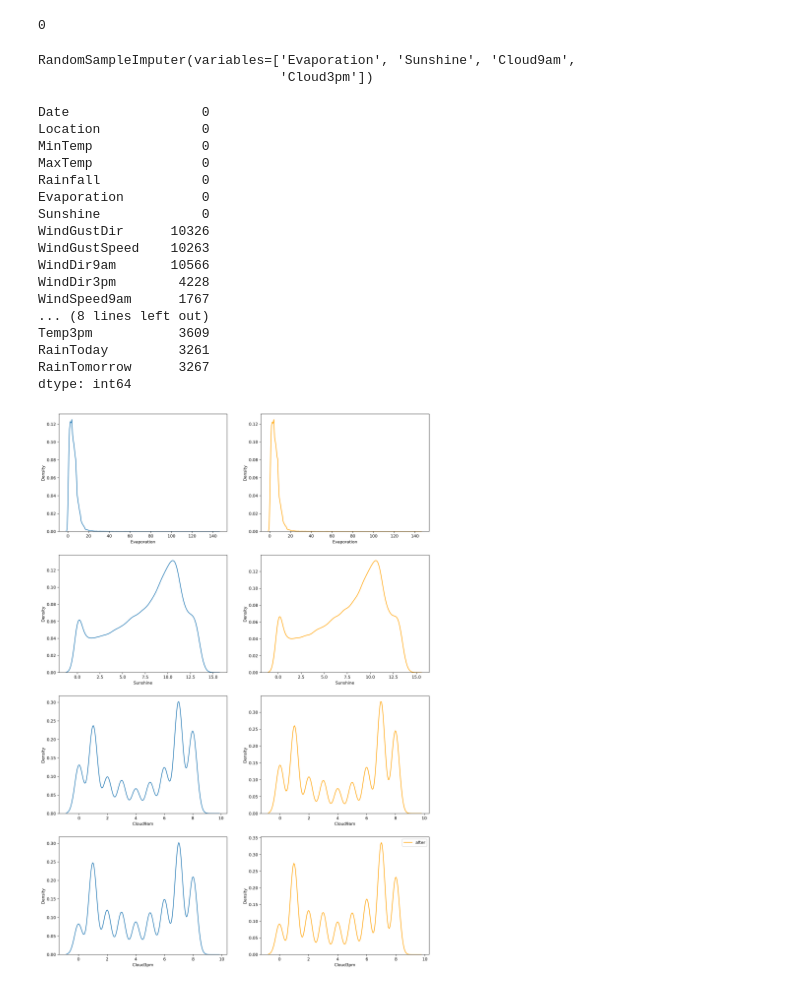
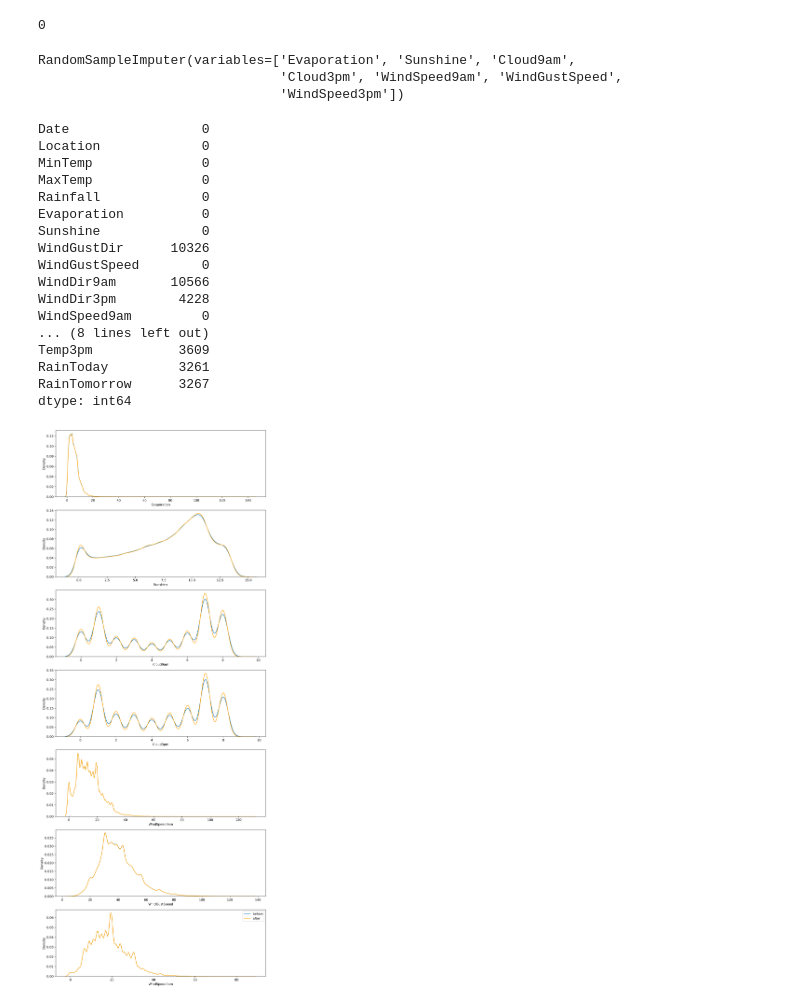
Before and after one commit to ashen007/Australia_rain_prediction, a Jupyter notebook: data cleaning.ipynb, the cells around one changed output. Saved outputs shown, nothing was run; the diff lists cells and outputs as text; code cells hidden in the pictures.

```diff
--- a/data cleaning.ipynb
+++ b/data cleaning.ipynb
@@ -145,13 +148,16 @@ data['Rainfall'].isna().sum()
 # %% [output]
 0
 # %%
-imputer = RandomSampleImputer(variables=['Evaporation', 'Sunshine', 'Cloud9am', 'Cloud3pm'],
+# Evaporation,Sunshine,Cloud9am,Cloud3pm feature
+imputer = RandomSampleImputer(variables=['Evaporation', 'Sunshine', 'Cloud9am', 'Cloud3pm',
+                                         'WindSpeed9am', 'WindGustSpeed', 'WindSpeed3pm'],
                               seed='general',
                               seeding_method='add')
 imputer.fit(data)
 # %% [output]
 RandomSampleImputer(variables=['Evaporation', 'Sunshine', 'Cloud9am',
-                               'Cloud3pm'])
+                               'Cloud3pm', 'WindSpeed9am', 'WindGustSpeed',
+                               'WindSpeed3pm'])
 # %%
 temp = imputer.transform(data)
 temp.isna().sum()
@@ -164,25 +170,24 @@ Rainfall             0
 Evaporation          0
 Sunshine             0
 WindGustDir      10326
-WindGustSpeed    10263
+WindGustSpeed        0
 WindDir9am       10566
 WindDir3pm        4228
-WindSpeed9am      1767
+WindSpeed9am         0
 ... (8 lines left out)
 Temp3pm           3609
 RainToday         3261
 RainTomorrow      3267
 dtype: int64
 # %%
-# Evaporation,Sunshine,Cloud9am,Cloud3pm feature
-fig, axes = plt.subplots(nrows=4, ncols=2, figsize=[16, 24], dpi=300)
-cols = ['Evaporation', 'Sunshine', 'Cloud9am', 'Cloud3pm']
+fig, axes = plt.subplots(nrows=7, ncols=1, figsize=[12, 32], dpi=300)
+cols = ['Evaporation', 'Sunshine', 'Cloud9am', 'Cloud3pm', 'WindSpeed9am', 'WindGustSpeed', 'WindSpeed3pm']
 
 for i in range(len(cols)):
-    sns.kdeplot(data[cols[i]], ax=axes[i, 0], label='before')
-    sns.kdeplot(temp[cols[i]], ax=axes[i, 1], label='after', color='orange')
+    sns.kdeplot(data[cols[i]], ax=axes[i], label='before')
+    sns.kdeplot(temp[cols[i]], ax=axes[i], label='after', color='orange')
 
 plt.legend()
 plt.show()
 # %% [output]
-[figure, old version]
+[figure, new version]
```
Also changed, not shown: parts of 9 cells of this notebook, 1 other file.
